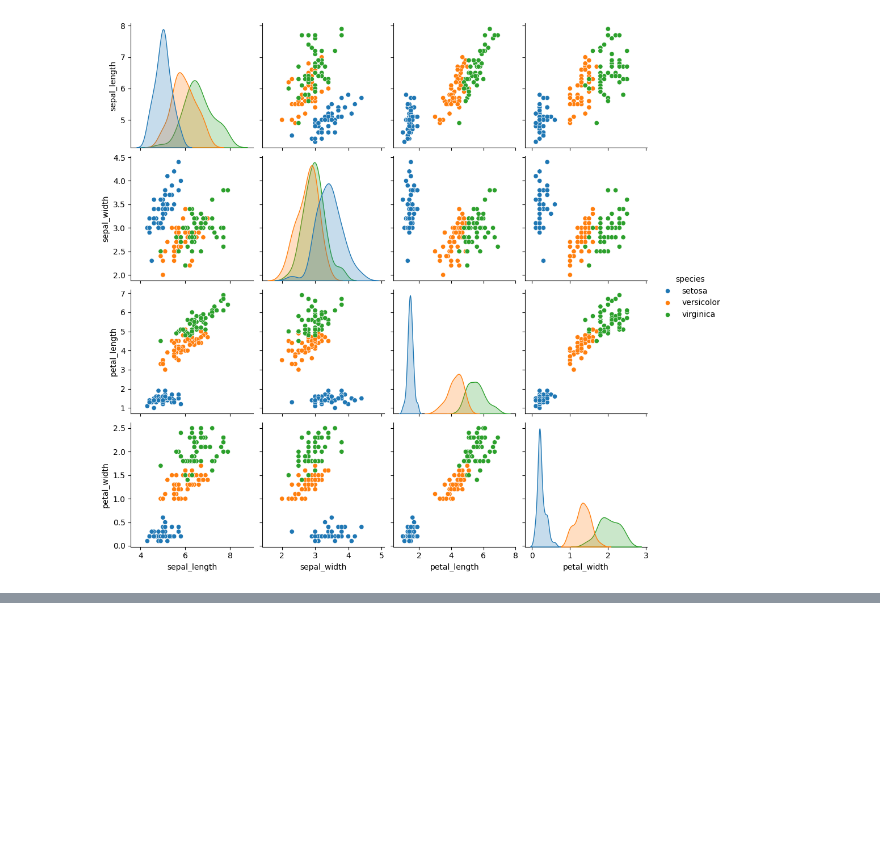
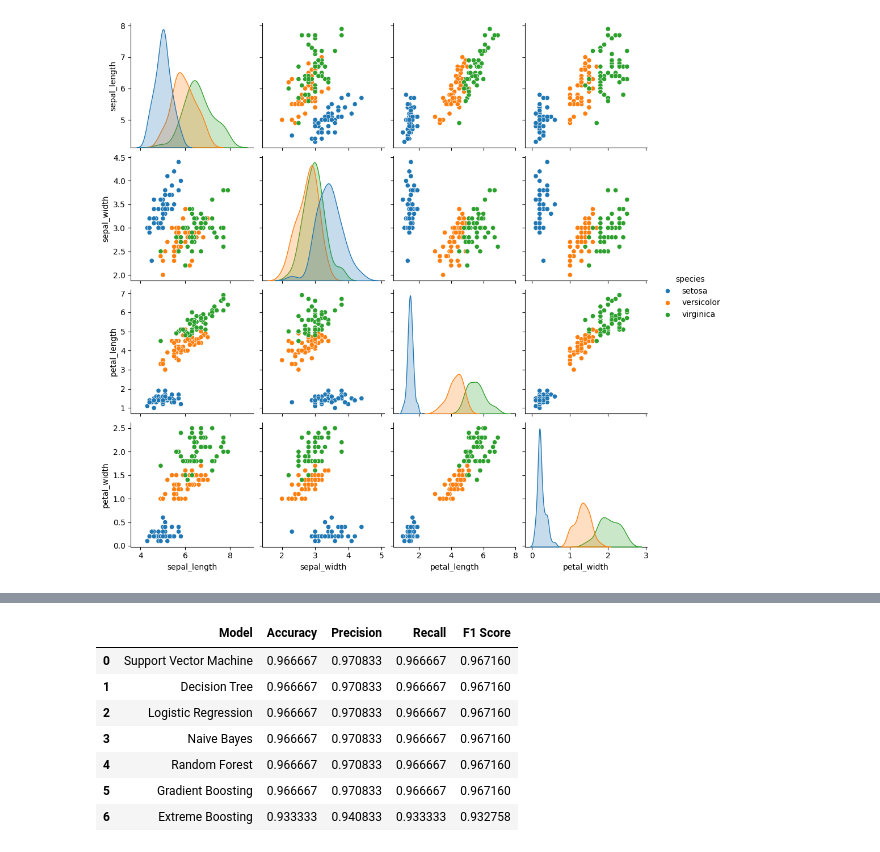
Before and after one commit to data-eater/python_practice_code, a Jupyter notebook: model_training_vsales_assign/multiclass_classification.ipynb, the cells around one changed output, grey strips where cells are left out. Drawn from its saved outputs; the diff is of its cells as text; code cells hidden in the pictures; blank space fills up the shorter version.

```diff
--- a/model_training_vsales_assign/multiclass_classification.ipynb
+++ b/model_training_vsales_assign/multiclass_classification.ipynb
@@ -142,0 +155,11 @@ ValueError: Invalid classes inferred from unique values of `y`.  Expected: [0 1
+# %%
+metrics_df
+# %% [output]
+|  | Model | Accuracy | Precision | Recall | F1 Score |
+| 0 | Support Vector Machine | 0.966667 | 0.970833 | 0.966667 | 0.967160 |
+| 1 | Decision Tree | 0.966667 | 0.970833 | 0.966667 | 0.967160 |
+| 2 | Logistic Regression | 0.966667 | 0.970833 | 0.966667 | 0.967160 |
+| 3 | Naive Bayes | 0.966667 | 0.970833 | 0.966667 | 0.967160 |
+| 4 | Random Forest | 0.966667 | 0.970833 | 0.966667 | 0.967160 |
+| 5 | Gradient Boosting | 0.966667 | 0.970833 | 0.966667 | 0.967160 |
+| 6 | Extreme Boosting | 0.933333 | 0.940833 | 0.933333 | 0.932758 |
```
Also changed, not shown: parts of 3 cells of this notebook, 1 other file.
